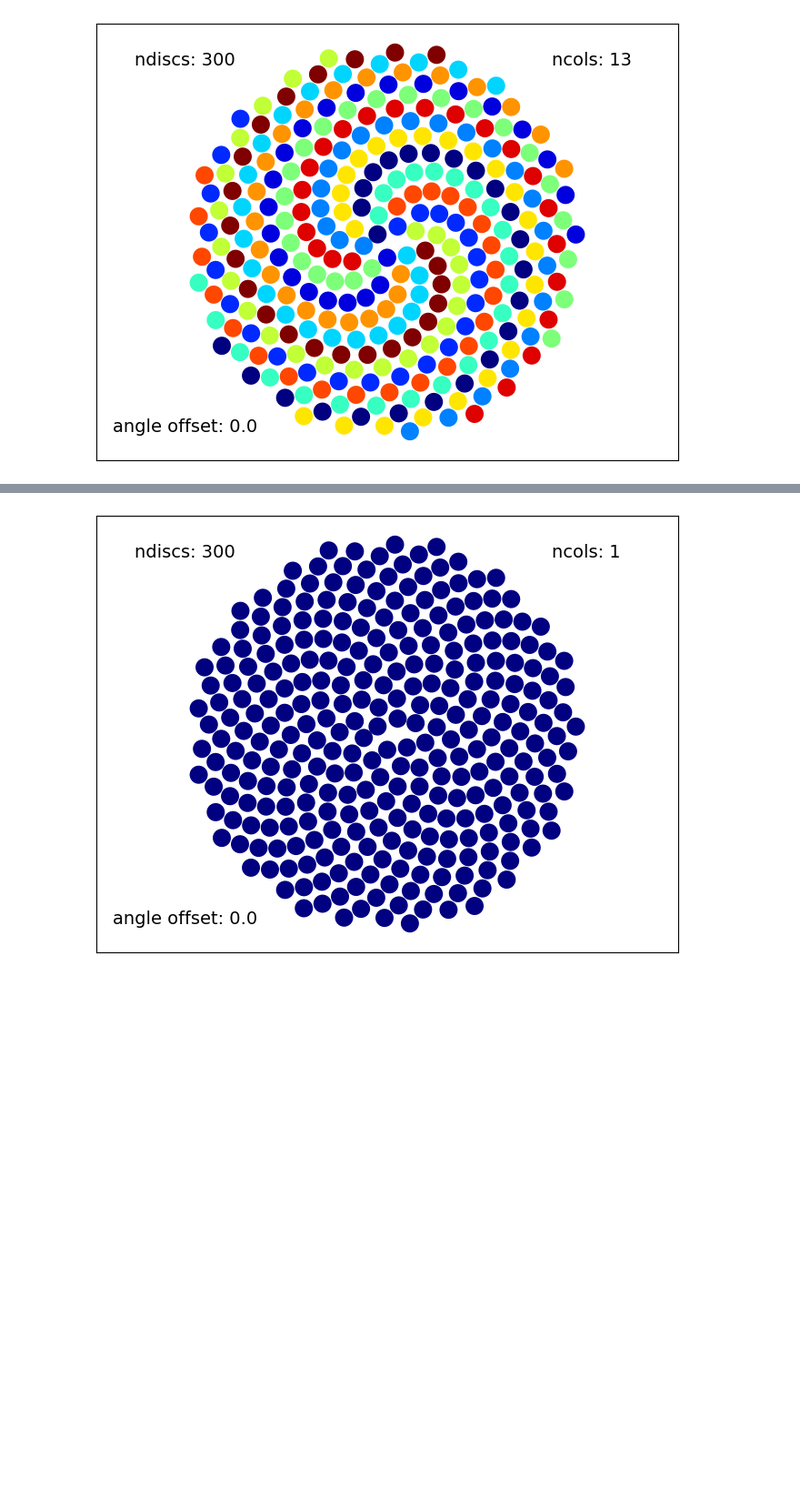
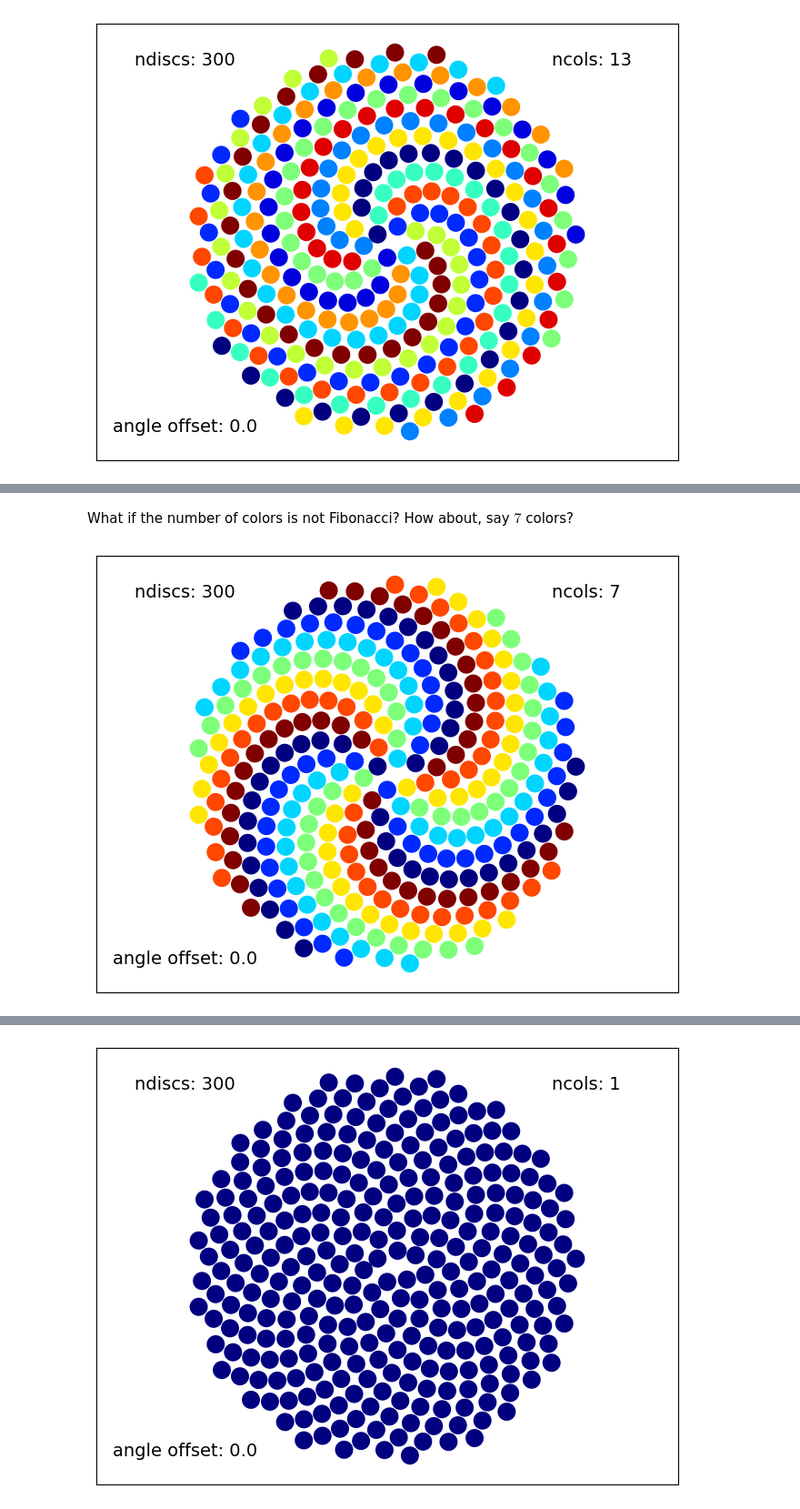
Before and after one commit to Jim-Pearson/Jim-Pearson.github.io, a Jupyter notebook: SunflowerSim.ipynb, the cells around one changed output, grey strips where cells are left out. Shown at 91% size. Cells and saved outputs as stored; diff of their text form; code cells hidden in the pictures; blank space fills up the shorter version.

```diff
--- a/SunflowerSim.ipynb
+++ b/SunflowerSim.ipynb
@@ -88,0 +98,9 @@ Sunflower(numberOfDiscs, colors, angleOffset)
+# %% [markdown]
+What if the number of colors is not Fibonacci? How about, say $7$ colors?
+# %%
+numberOfDiscs=300
+colors=7
+angleOffset=0.0
+Sunflower(numberOfDiscs, colors, angleOffset)
+# %% [output]
+[figure, added]
```
Also changed, not shown: parts of 9 cells of this notebook, 23 other files.
